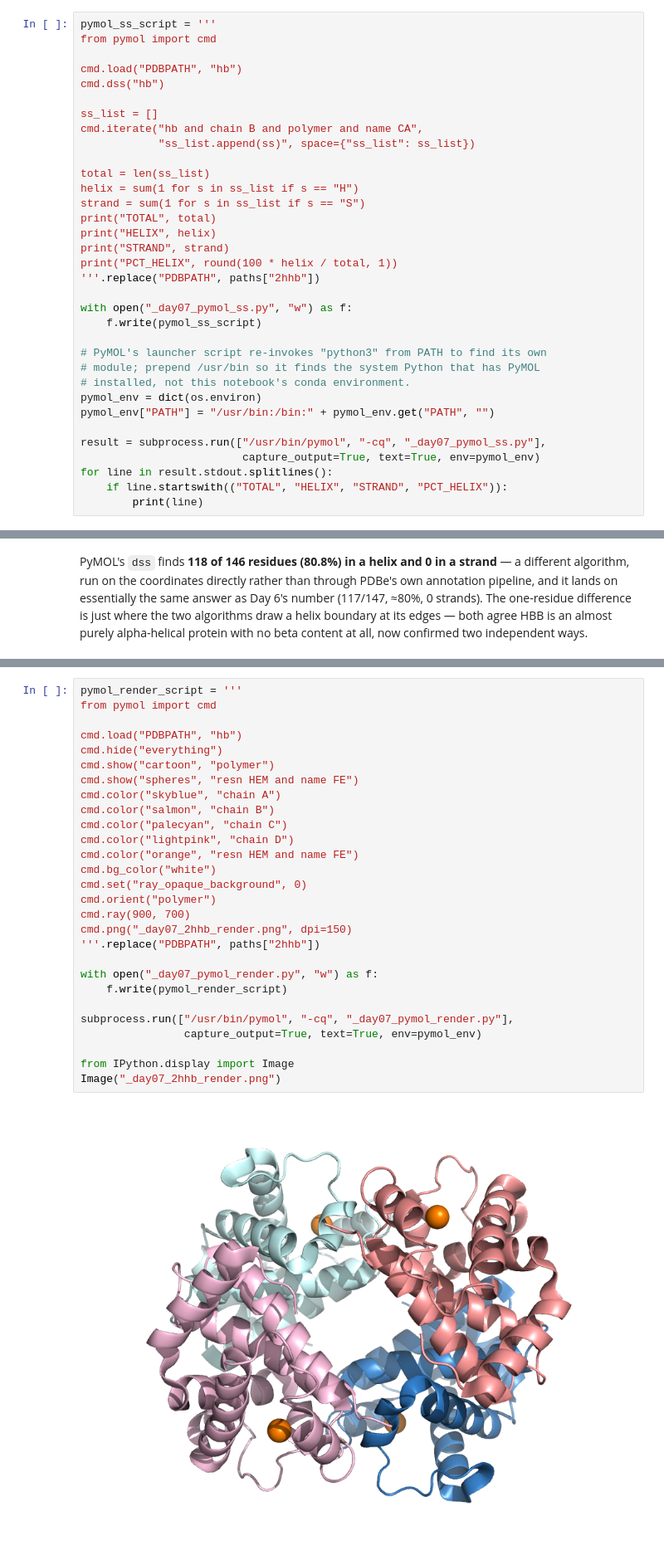
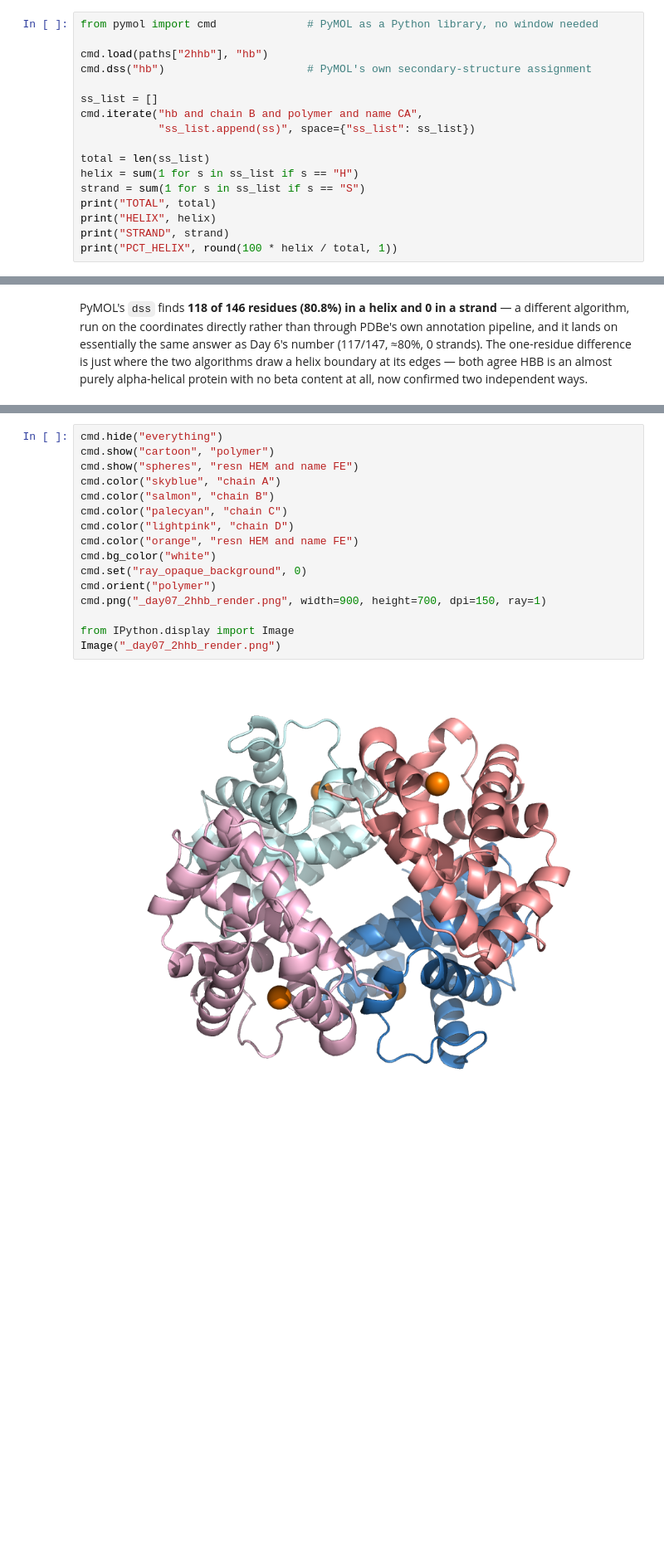
Before and after one commit to ElofssonLab/kb8029-book, a Jupyter notebook: notebooks/day07-protein-structure-in-code.ipynb, the cells around one changed output, grey strips where cells are left out. Shown at 83% size. Drawn from its saved outputs; the diff is of its cells as text; blank space fills up the shorter version.

```diff
--- a/notebooks/day07-protein-structure-in-code.ipynb
+++ b/notebooks/day07-protein-structure-in-code.ipynb
@@ -85,11 +91,10 @@ completely different way: PyMOL's own built-in secondary-structure
 assignment algorithm (`dss`, run headlessly here, not the PDBe API) is
 applied directly to `2HHB`'s beta chain.
 # %%
-pymol_ss_script = '''
-from pymol import cmd
+from pymol import cmd              # PyMOL as a Python library, no window needed
 
-cmd.load("PDBPATH", "hb")
-cmd.dss("hb")
+cmd.load(paths["2hhb"], "hb")
+cmd.dss("hb")                      # PyMOL's own secondary-structure assignment
 
 ss_list = []
 cmd.iterate("hb and chain B and polymer and name CA",
@@ -102,22 +107,6 @@ print("TOTAL", total)
 print("HELIX", helix)
 print("STRAND", strand)
 print("PCT_HELIX", round(100 * helix / total, 1))
-'''.replace("PDBPATH", paths["2hhb"])
-
-with open("_day07_pymol_ss.py", "w") as f:
-    f.write(pymol_ss_script)
-
-# PyMOL's launcher script re-invokes "python3" from PATH to find its own
-# module; prepend /usr/bin so it finds the system Python that has PyMOL
-# installed, not this notebook's conda environment.
-pymol_env = dict(os.environ)
-pymol_env["PATH"] = "/usr/bin:/bin:" + pymol_env.get("PATH", "")
-
-result = subprocess.run(["/usr/bin/pymol", "-cq", "_day07_pymol_ss.py"],
-                         capture_output=True, text=True, env=pymol_env)
-for line in result.stdout.splitlines():
-    if line.startswith(("TOTAL", "HELIX", "STRAND", "PCT_HELIX")):
-        print(line)
 # %% [output]
 TOTAL 146
 HELIX 118
@@ -140,35 +129,23 @@ tetramer: cartoon representation (so alpha helices are visible directly,
 matching the `dss` numbers above), one color per chain, and the four heme
 iron atoms shown as spheres.
 # %%
-pymol_render_script = '''
-from pymol import cmd
-
-cmd.load("PDBPATH", "hb")
 cmd.hide("everything")
 cmd.show("cartoon", "polymer")
 cmd.show("spheres", "resn HEM and name FE")
 cmd.color("skyblue", "chain A")
 cmd.color("salmon", "chain B")
 cmd.color("palecyan", "chain C")
 cmd.color("lightpink", "chain D")
 cmd.color("orange", "resn HEM and name FE")
 cmd.bg_color("white")
 cmd.set("ray_opaque_background", 0)
 cmd.orient("polymer")
-cmd.ray(900, 700)
-cmd.png("_day07_2hhb_render.png", dpi=150)
-'''.replace("PDBPATH", paths["2hhb"])
-
-with open("_day07_pymol_render.py", "w") as f:
-    f.write(pymol_render_script)
-
-subprocess.run(["/usr/bin/pymol", "-cq", "_day07_pymol_render.py"],
-                capture_output=True, text=True, env=pymol_env)
+cmd.png("_day07_2hhb_render.png", width=900, height=700, dpi=150, ray=1)
 
 from IPython.display import Image
 Image("_day07_2hhb_render.png")
 # %% [output]
-[figure, old version]
+[figure, new version]
 # %% [markdown]
 Two alpha chains (blue/cyan), two beta chains (salmon/pink), all four
 almost entirely built from alpha helices — what the `dss` numbers
```
Also changed, not shown: parts of 3 cells of this notebook, 18 other files.
